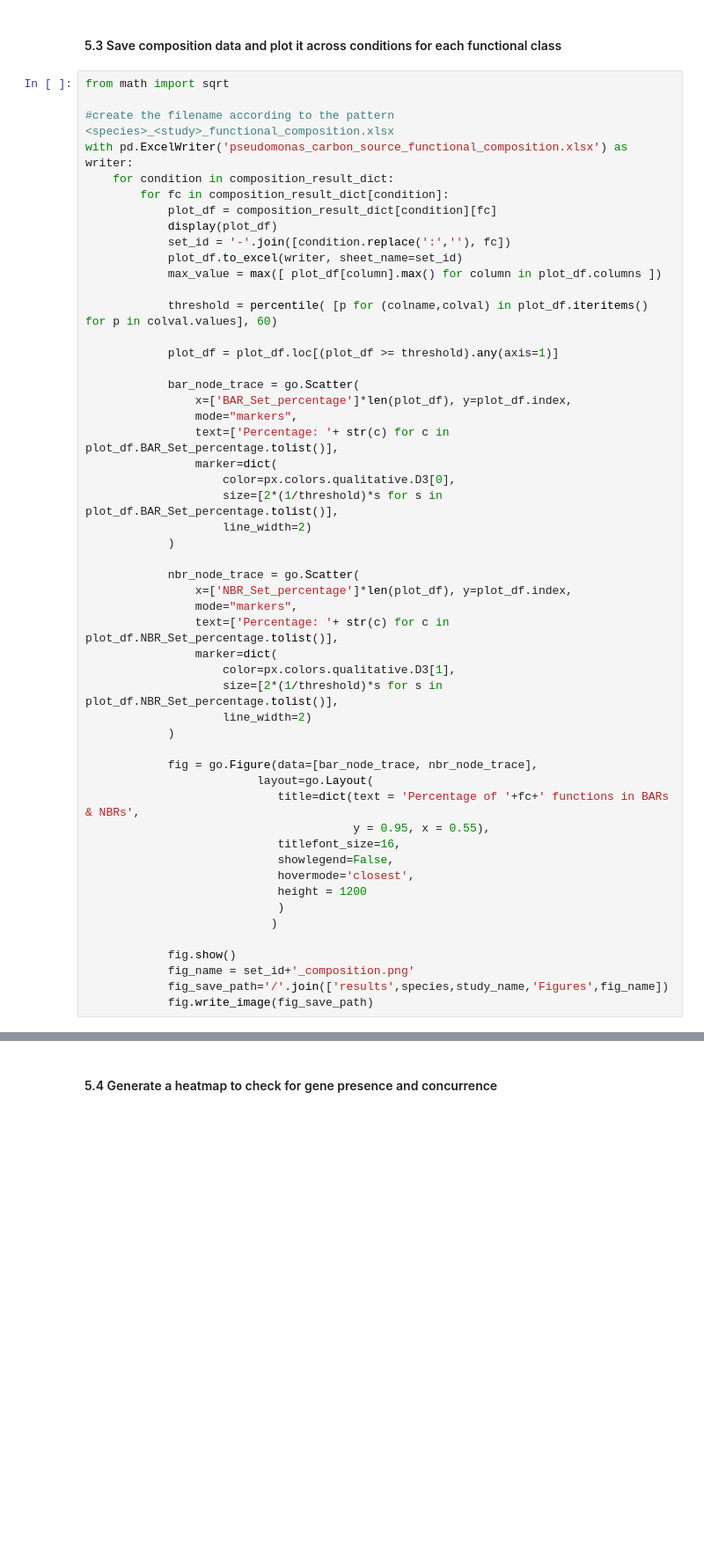
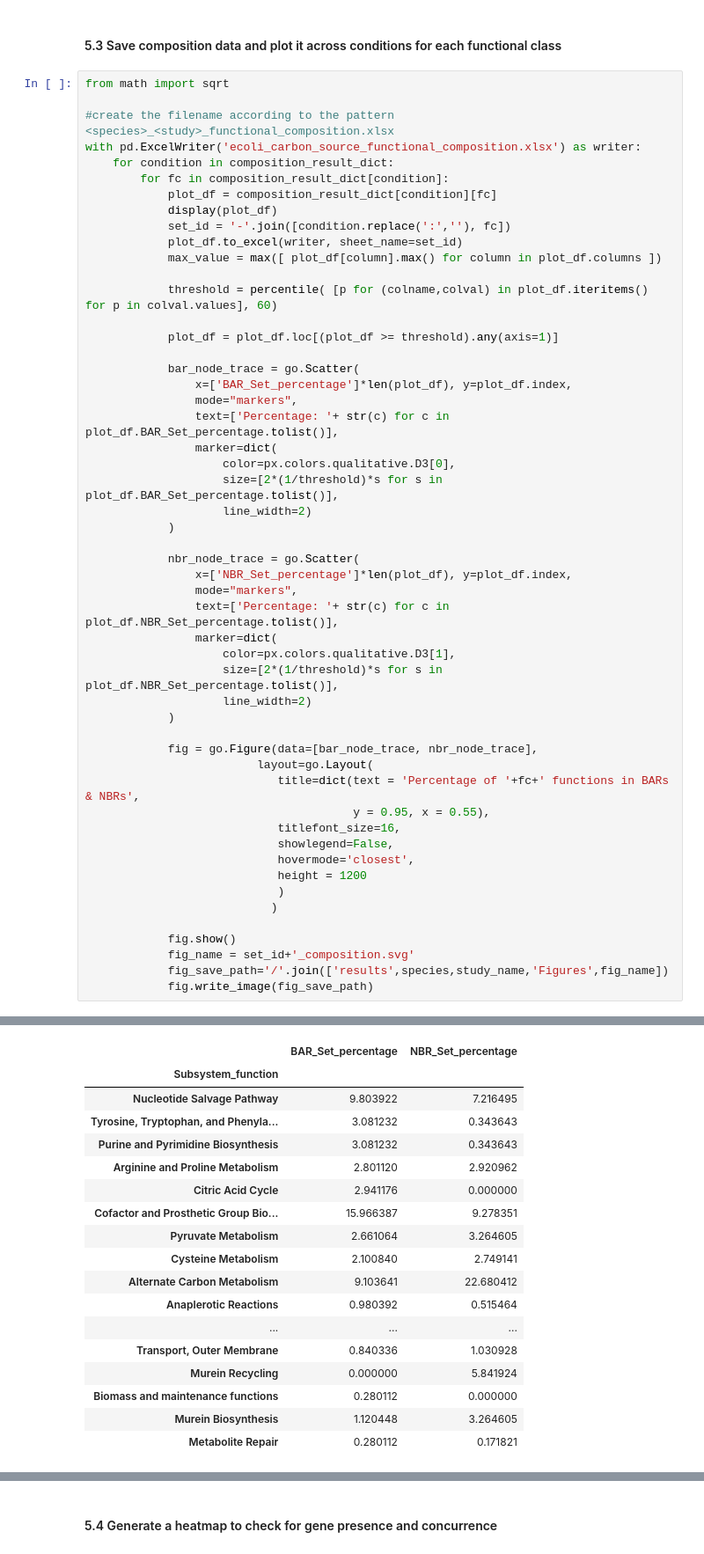
Before and after one commit to extrevaro/e-merlin, a Jupyter notebook: Study-level_enrichment_analysis.ipynb, the cells around one changed output, grey strips where cells are left out. Shown at 88% size. Saved outputs shown, nothing was run; the diff lists cells and outputs as text; blank space fills up the shorter version.

```diff
--- a/Study-level_enrichment_analysis.ipynb
+++ b/Study-level_enrichment_analysis.ipynb
@@ -449,7 +515,7 @@ ZeroDivisionError: division by zero
 from math import sqrt
 
 #create the filename according to the pattern <species>_<study>_functional_composition.xlsx
-with pd.ExcelWriter('pseudomonas_carbon_source_functional_composition.xlsx') as writer:
+with pd.ExcelWriter('ecoli_carbon_source_functional_composition.xlsx') as writer:
     for condition in composition_result_dict:
         for fc in composition_result_dict[condition]:
             plot_df = composition_result_dict[condition][fc]
@@ -494,7 +560,7 @@ with pd.ExcelWriter('pseudomonas_carbon_source_functional_composition.xlsx') as
                            )
 
             fig.show()
-            fig_name = set_id+'_composition.png'
+            fig_name = set_id+'_composition.svg'
             fig_save_path='/'.join(['results',species,study_name,'Figures',fig_name])
             fig.write_image(fig_save_path)
 # %% [output]
@@ -501,0 +582,18 @@ Error:
+|  | BAR_Set_percentage | NBR_Set_percentage |
+| Subsystem_function |  |  |
+| Nucleotide Salvage Pathway | 9.803922 | 7.216495 |
+| Tyrosine, Tryptophan, and Phenyla... | 3.081232 | 0.343643 |
+| Purine and Pyrimidine Biosynthesis | 3.081232 | 0.343643 |
+| Arginine and Proline Metabolism | 2.801120 | 2.920962 |
+| Citric Acid Cycle | 2.941176 | 0.000000 |
+| Cofactor and Prosthetic Group Bio... | 15.966387 | 9.278351 |
+| Pyruvate Metabolism | 2.661064 | 3.264605 |
+| Cysteine Metabolism | 2.100840 | 2.749141 |
+| Alternate Carbon Metabolism | 9.103641 | 22.680412 |
+| Anaplerotic Reactions | 0.980392 | 0.515464 |
+| ... | ... | ... |
+| Transport, Outer Membrane | 0.840336 | 1.030928 |
+| Murein Recycling | 0.000000 | 5.841924 |
+| Biomass and maintenance functions | 0.280112 | 0.000000 |
+| Murein Biosynthesis | 1.120448 | 3.264605 |
+| Metabolite Repair | 0.280112 | 0.171821 |
```
Also changed, not shown: parts of 30 cells of this notebook, 48 other files.
